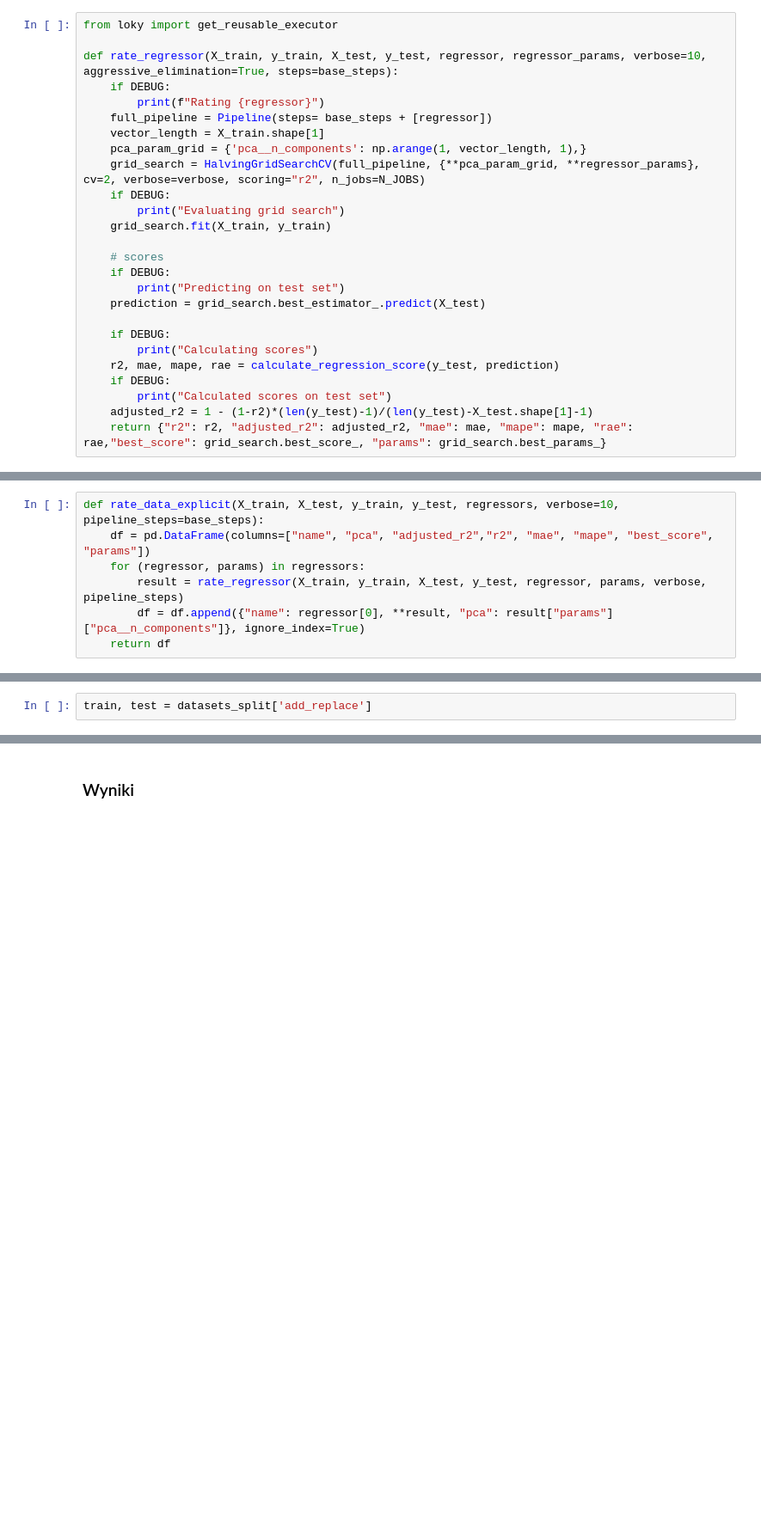
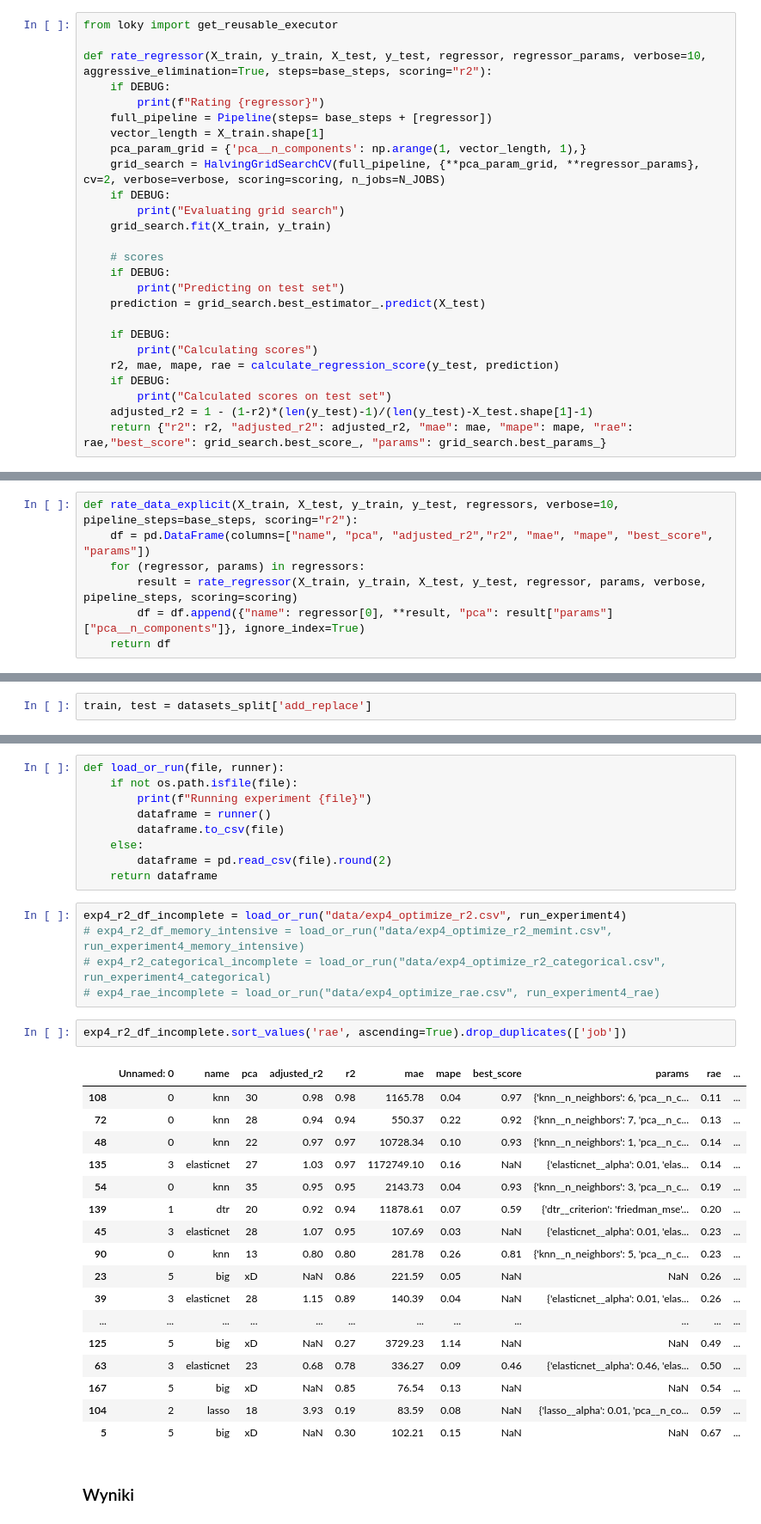
Before and after one commit to mikegpl/job-adiah, a Jupyter notebook: experiments/exp4.ipynb, the cells around one changed output, grey strips where cells are left out. Shown at 86% size. Drawn from its saved outputs; the diff is of its cells as text; blank space fills up the shorter version.

Commit message:
Adds experiment 4 extensions

```diff
--- a/experiments/exp4.ipynb
+++ b/experiments/exp4.ipynb
@@ -149,13 +151,13 @@ def calculate_regression_score(true, pred, scores=[r2_score, mean_absolute_error
 # %%
 from loky import get_reusable_executor
 
-def rate_regressor(X_train, y_train, X_test, y_test, regressor, regressor_params, verbose=10, aggressive_elimination=True, steps=base_steps):
+def rate_regressor(X_train, y_train, X_test, y_test, regressor, regressor_params, verbose=10, aggressive_elimination=True, steps=base_steps, scoring="r2"):
     if DEBUG:
         print(f"Rating {regressor}")
     full_pipeline = Pipeline(steps= base_steps + [regressor])
     vector_length = X_train.shape[1]
     pca_param_grid = {'pca__n_components': np.arange(1, vector_length, 1),}
-    grid_search = HalvingGridSearchCV(full_pipeline, {**pca_param_grid, **regressor_params}, cv=2, verbose=verbose, scoring="r2", n_jobs=N_JOBS)
+    grid_search = HalvingGridSearchCV(full_pipeline, {**pca_param_grid, **regressor_params}, cv=2, verbose=verbose, scoring=scoring, n_jobs=N_JOBS)
     if DEBUG:
         print("Evaluating grid search")
     grid_search.fit(X_train, y_train)
@@ -208,10 +210,10 @@ def rate_data(features, targets, regressors, verbose=10, pipeline_steps=base_ste
         df = df.append({"name": regressor[0], **result, "pca": result["params"]["pca__n_components"]}, ignore_index=True)
     return df
 # %%
-def rate_data_explicit(X_train, X_test, y_train, y_test, regressors, verbose=10, pipeline_steps=base_steps):
+def rate_data_explicit(X_train, X_test, y_train, y_test, regressors, verbose=10, pipeline_steps=base_steps, scoring="r2"):
     df = pd.DataFrame(columns=["name", "pca", "adjusted_r2","r2", "mae", "mape", "best_score", "params"])
     for (regressor, params) in regressors:
-        result = rate_regressor(X_train, y_train, X_test, y_test, regressor, params, verbose, pipeline_steps)
+        result = rate_regressor(X_train, y_train, X_test, y_test, regressor, params, verbose, pipeline_steps, scoring=scoring)
         df = df.append({"name": regressor[0], **result, "pca": result["params"]["pca__n_components"]}, ignore_index=True)
     return df
 # %%
@@ -389,3 +439,37 @@ exp4_df.loc[exp4_df.job=="mBackground"]
+# %%
+def load_or_run(file, runner):
+    if not os.path.isfile(file):
+        print(f"Running experiment {file}")
+        dataframe = runner()
+        dataframe.to_csv(file)
+    else:
+        dataframe = pd.read_csv(file).round(2)
+    return dataframe
+# %%
+exp4_r2_df_incomplete = load_or_run("data/exp4_optimize_r2.csv", run_experiment4)
+# exp4_r2_df_memory_intensive = load_or_run("data/exp4_optimize_r2_memint.csv", run_experiment4_memory_intensive)
+# exp4_r2_categorical_incomplete = load_or_run("data/exp4_optimize_r2_categorical.csv", run_experiment4_categorical)
+# exp4_rae_incomplete = load_or_run("data/exp4_optimize_rae.csv", run_experiment4_rae)
+# %%
+exp4_r2_df_incomplete.sort_values('rae', ascending=True).drop_duplicates(['job'])
+# %% [output]
+|  | Unnamed: 0 | name | pca | adjusted_r2 | r2 | mae | mape | best_score | params | rae | ... |
+| 108 | 0 | knn | 30 | 0.98 | 0.98 | 1165.78 | 0.04 | 0.97 | {'knn__n_neighbors': 6, 'pca__n_c... | 0.11 | ... |
+| 72 | 0 | knn | 28 | 0.94 | 0.94 | 550.37 | 0.22 | 0.92 | {'knn__n_neighbors': 7, 'pca__n_c... | 0.13 | ... |
+| 48 | 0 | knn | 22 | 0.97 | 0.97 | 10728.34 | 0.10 | 0.93 | {'knn__n_neighbors': 1, 'pca__n_c... | 0.14 | ... |
+| 135 | 3 | elasticnet | 27 | 1.03 | 0.97 | 1172749.10 | 0.16 | NaN | {'elasticnet__alpha': 0.01, 'elas... | 0.14 | ... |
+| 54 | 0 | knn | 35 | 0.95 | 0.95 | 2143.73 | 0.04 | 0.93 | {'knn__n_neighbors': 3, 'pca__n_c... | 0.19 | ... |
+| 139 | 1 | dtr | 20 | 0.92 | 0.94 | 11878.61 | 0.07 | 0.59 | {'dtr__criterion': 'friedman_mse'... | 0.20 | ... |
+| 45 | 3 | elasticnet | 28 | 1.07 | 0.95 | 107.69 | 0.03 | NaN | {'elasticnet__alpha': 0.01, 'elas... | 0.23 | ... |
+| 90 | 0 | knn | 13 | 0.80 | 0.80 | 281.78 | 0.26 | 0.81 | {'knn__n_neighbors': 5, 'pca__n_c... | 0.23 | ... |
+| 23 | 5 | big | xD | NaN | 0.86 | 221.59 | 0.05 | NaN | NaN | 0.26 | ... |
+| 39 | 3 | elasticnet | 28 | 1.15 | 0.89 | 140.39 | 0.04 | NaN | {'elasticnet__alpha': 0.01, 'elas... | 0.26 | ... |
+| ... | ... | ... | ... | ... | ... | ... | ... | ... | ... | ... | ... |
+| 125 | 5 | big | xD | NaN | 0.27 | 3729.23 | 1.14 | NaN | NaN | 0.49 | ... |
+| 63 | 3 | elasticnet | 23 | 0.68 | 0.78 | 336.27 | 0.09 | 0.46 | {'elasticnet__alpha': 0.46, 'elas... | 0.50 | ... |
+| 167 | 5 | big | xD | NaN | 0.85 | 76.54 | 0.13 | NaN | NaN | 0.54 | ... |
+| 104 | 2 | lasso | 18 | 3.93 | 0.19 | 83.59 | 0.08 | NaN | {'lasso__alpha': 0.01, 'pca__n_co... | 0.59 | ... |
+| 5 | 5 | big | xD | NaN | 0.30 | 102.21 | 0.15 | NaN | NaN | 0.67 | ... |
 # %% [markdown]
 ### Wyniki
 # %% [markdown]
```
Also changed, not shown: parts of 10 cells of this notebook.
